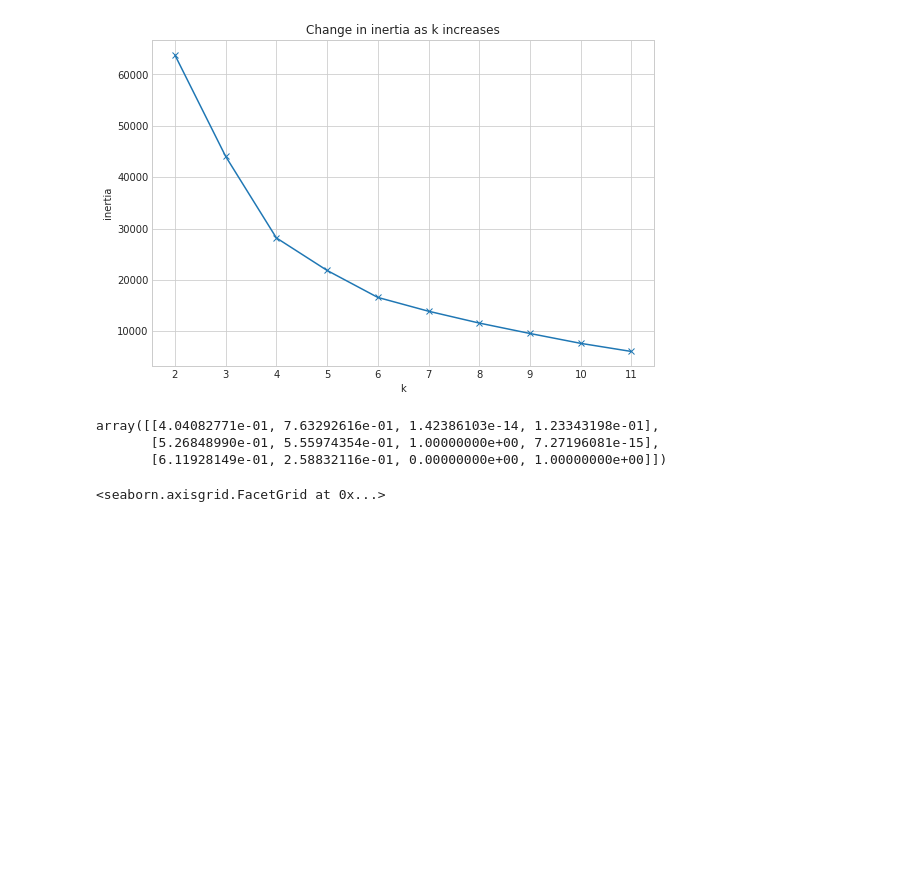
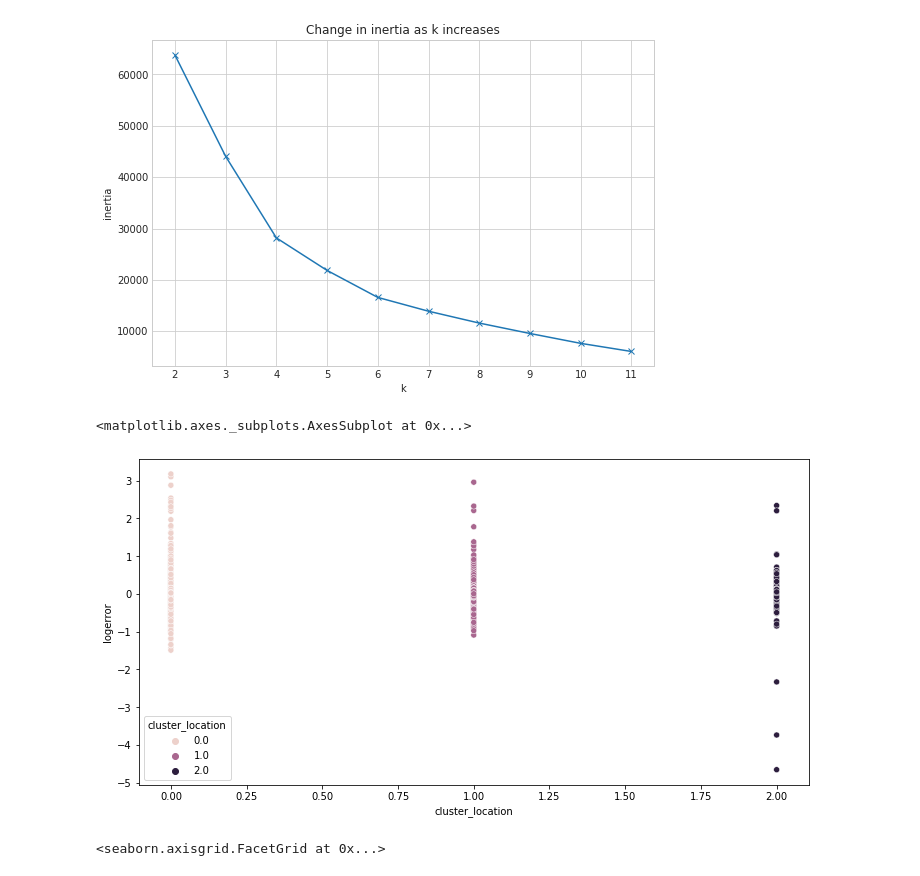
Before and after one commit to B-G-Clustering/zillow-clustering-project, a Jupyter notebook: modeling.2.ipynb, the cells around one changed output. Drawn from its saved outputs; the diff is of its cells as text; code cells hidden in the pictures; blank space fills up the shorter version.

```diff
--- a/modeling.2.ipynb
+++ b/modeling.2.ipynb
@@ -231,3 +231,19 @@ kmeans.fit(X1)
 kmeans.predict(X1)
 # %% [output]
 array([3, 3, 0, ..., 3, 0, 4], dtype=int32)
+# %%
+k = 5
+# as reminders:
+cluster_vars = ['land_dollar_per_sqft', 'tax_value', 'age']
+cluster_name = 'sca_land_cluster'
+# %%
+def create_clusters(X_train, k, cluster_vars):
+    # create kmean object
+    kmeans = KMeans(n_clusters=k, random_state = 13)
+
+    # fit to train and assign cluster ids to observations
+    kmeans.fit(X_train[cluster_vars])
+
+    return kmeans
+# %%
+kmeans = create_clusters(X_train_scaled, k, cluster_vars)
@@ -282,9 +313,3 @@ with plt.style.context('seaborn-whitegrid'):
 X_train_scaled['cluster_location'] = kmeans.predict(X1)
 X_validate_scaled['cluster_location'] = kmeans.predict(X2)
 X_test_scaled['cluster_location'] = kmeans.predict(X3)
-# %%
-kmeans.cluster_centers_
-# %% [output]
-array([[4.04082771e-01, 7.63292616e-01, 1.42386103e-14, 1.23343198e-01],
-       [5.26848990e-01, 5.55974354e-01, 1.00000000e+00, 7.27196081e-15],
-       [6.11928149e-01, 2.58832116e-01, 0.00000000e+00, 1.00000000e+00]])
@@ -300,3 +318,10 @@ array([[4.04082771e-01, 7.63292616e-01, 1.42386103e-14, 1.23343198e-01],
+# %%
+plt.figure(figsize=(12,6))
+p= sns.scatterplot(x=X_train_scaled.cluster_location, y=y_train.logerror, hue=X_train_scaled.cluster_location)
+p
+# %% [output]
+<matplotlib.axes._subplots.AxesSubplot at 0x...>
+[figure, added]
 # %%
 sns.relplot(x="longitude", y="latitude", hue="cluster_location", data=X_train_scaled)
 # %% [output]
```
Also changed, not shown: parts of 9 cells of this notebook.
